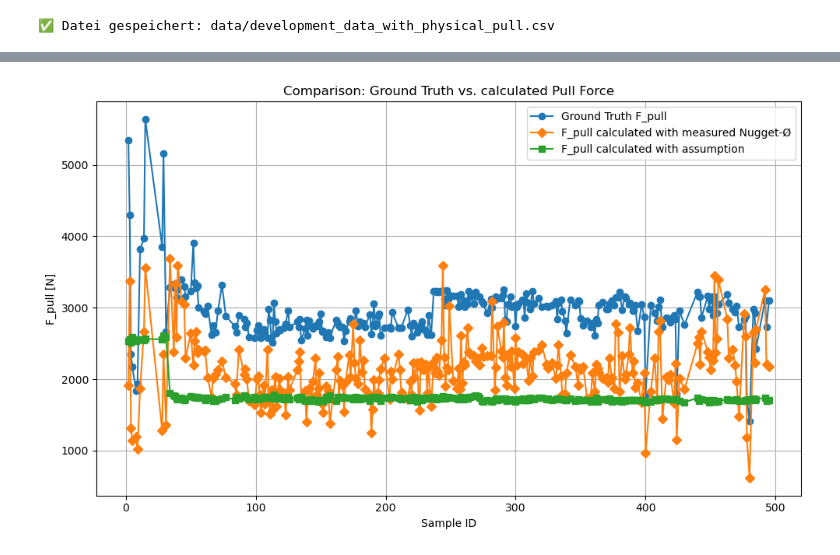
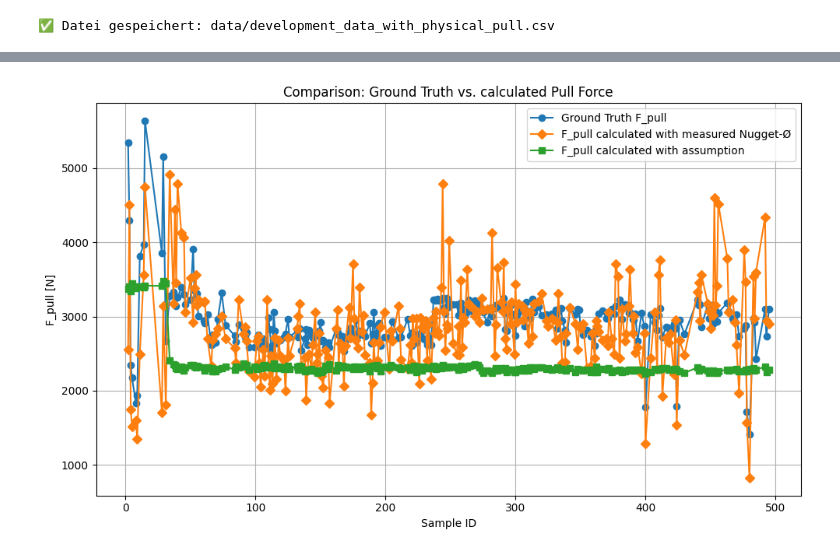
Before and after one commit to SamuelRusch/tabpfn-industrial-eval, a Jupyter notebook: calculating_Fpull.ipynb, the cells around one changed output, grey strips where cells are left out. Saved outputs shown, nothing was run; the diff lists cells and outputs as text; code cells hidden in the pictures.

```diff
--- a/calculating_Fpull.ipynb
+++ b/calculating_Fpull.ipynb
@@ -218,35 +218,35 @@ import matplotlib.pyplot as plt
 df = pd.read_csv("data/train_data.csv")
 
 # Konstante Scherfestigkeit
-tau = 219  # N/mm²
+tau = 292  # N/mm²
 
 df["Thickness_min (mm)"] = df[["Thickness A (mm)", "Thickness B (mm)"]].min(axis=1)
 
 # Berechnete Zugkraft basierend auf Nuggetdurchmesser
 df["F_pull_from_nugget"] = (np.pi / 4) * df["NuggetDiameter (mm)"] ** 2 * tau
 
 # Berechnete Zugkraft basierend auf Gesamtdicke
 df["F_pull_from_thickness"] = (np.pi / 4) * (4 * np.sqrt(df["Thickness_min (mm)"])) ** 2 * tau
 
 # Nach Sample ID sortieren
 df_sorted = df.sort_values("Sample ID")
 
 # Optional: neuen Datensatz mit berechneten Werten speichern
 df_sorted.to_csv("data/train_data_with_all_fpull.csv", index=False)
 
 # Plot
 plt.figure(figsize=(10, 6))
 plt.plot(df_sorted["Sample ID"], df_sorted["PullTest (N)"], label="Ground Truth F_pull", marker='o')
 plt.plot(df_sorted["Sample ID"], df_sorted["F_pull_from_nugget"], label="F_pull calculated with measured Nugget-Ø", marker='D')
 plt.plot(df_sorted["Sample ID"], df_sorted["F_pull_from_thickness"], label="F_pull calculated with assumption", marker='s')
 
 plt.xlabel("Sample ID")
 plt.ylabel("F_pull [N]")
 plt.title("Comparison: Ground Truth vs. calculated Pull Force")
 plt.legend()
 plt.grid(True)
 plt.tight_layout()
 plt.savefig("vergleich_fpull_berechnungen.png")
 plt.show()
 # %% [output]
-[figure, old version]
+[figure, new version]
```
Also changed, not shown: parts of 10 cells of this notebook, 5 other files.
